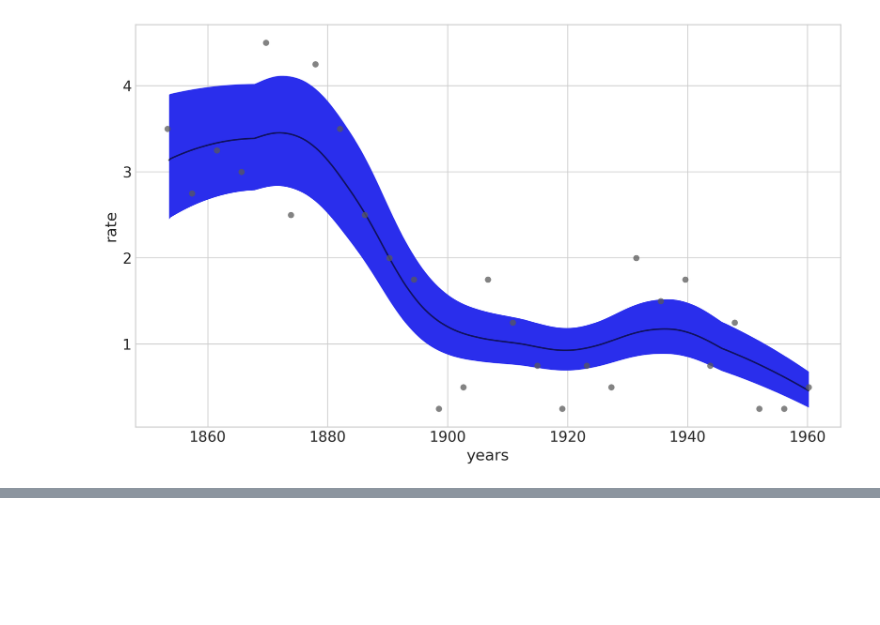
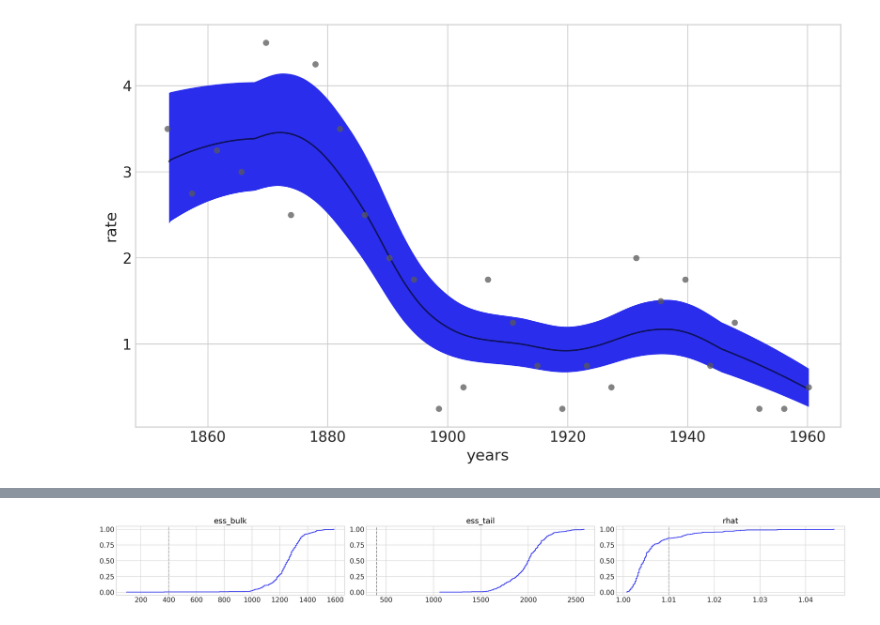
Before and after one commit to baddison2005/Energy_Prediction_Spain, a Jupyter notebook: example_BART/BART_example.ipynb, the cells around one changed output, grey strips where cells are left out. Drawn from its saved outputs; the diff is of its cells as text; code cells hidden in the pictures; blank space fills up the shorter version.

```diff
--- a/example_BART/BART_example.ipynb
+++ b/example_BART/BART_example.ipynb
@@ -89,0 +122,4 @@ plt.step(x_data, rates.sel(chain=0, draw=[3, 10]).T);
+# %%
+azplt.plot_convergence_dist(idata_bikes, var_names="μ");
+# %% [output]
+[figure, added]
```
Also changed, not shown: parts of 15 cells of this notebook.
